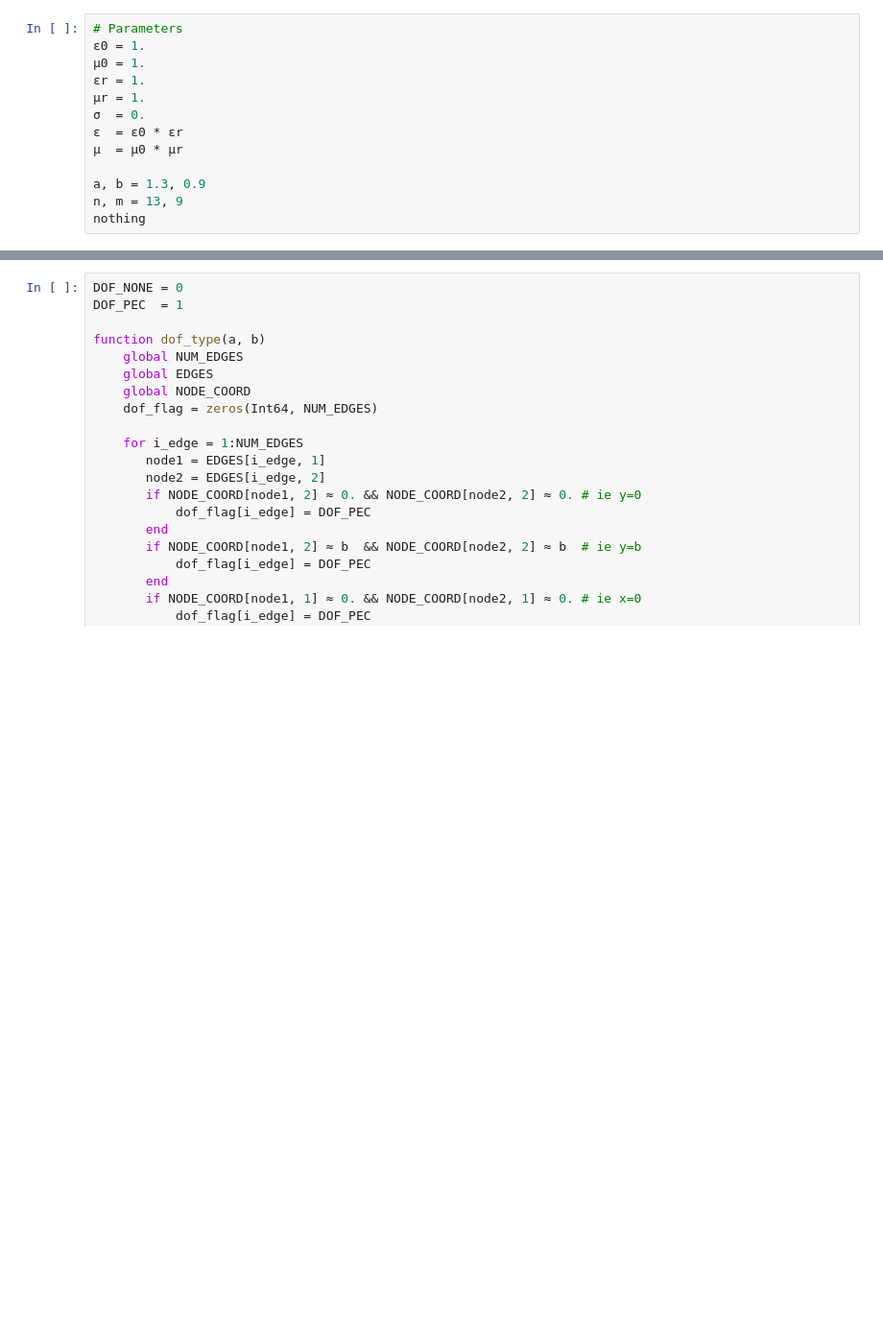
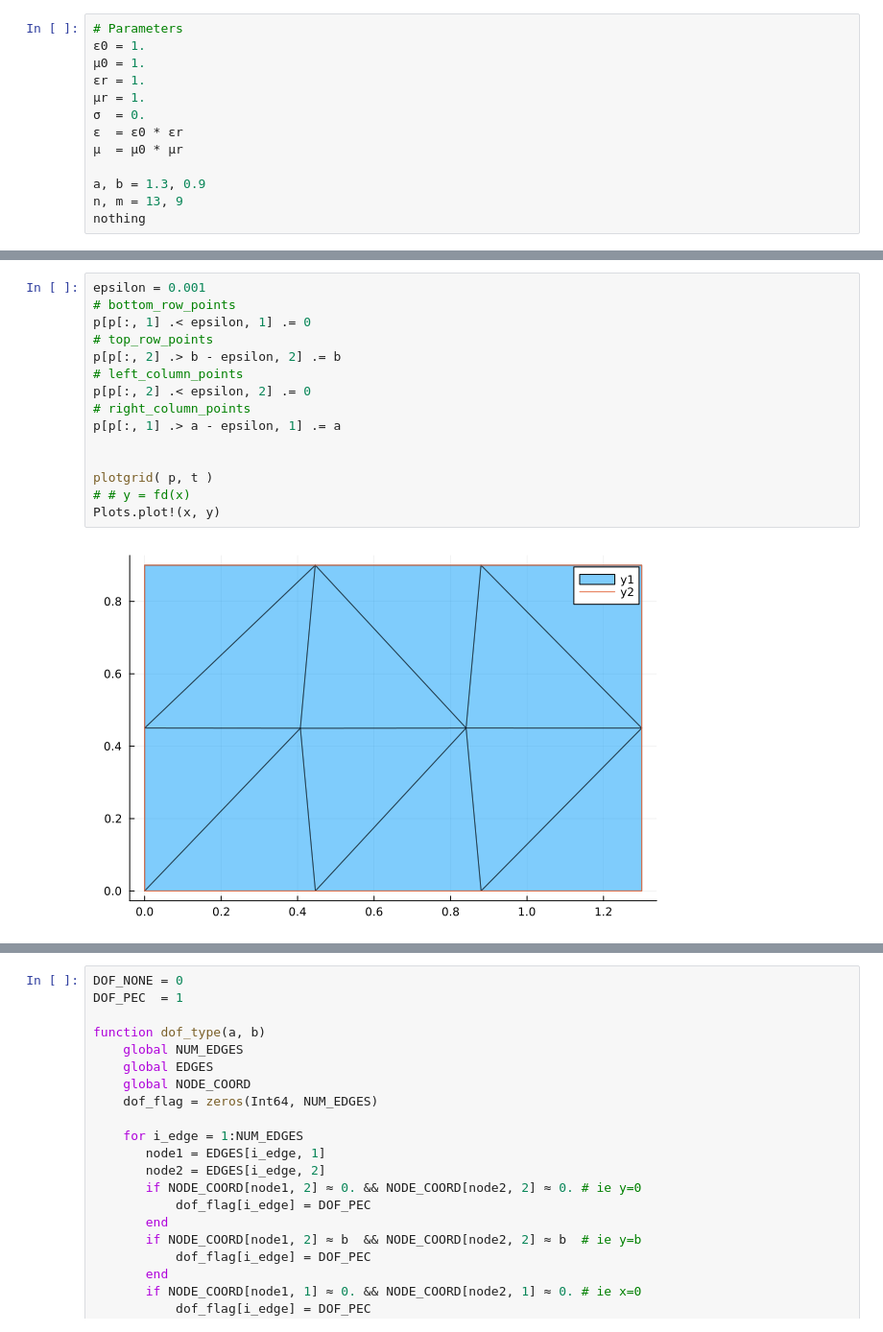
Before and after one commit to dkacperski97/eigenmode-fem, a Jupyter notebook: rylander2000.ipynb, the cells around one changed output, grey strips where cells are left out. Shown at 96% size. Saved outputs shown, nothing was run; the diff lists cells and outputs as text; blank space fills up the shorter version.

```diff
--- a/rylander2000.ipynb
+++ b/rylander2000.ipynb
@@ -167,0 +165,17 @@ triangles=(ELEMENTS .- 1)
+# %%
+epsilon = 0.001
+# bottom_row_points
+p[p[:, 1] .< epsilon, 1] .= 0
+# top_row_points
+p[p[:, 2] .> b - epsilon, 2] .= b
+# left_column_points
+p[p[:, 2] .< epsilon, 2] .= 0
+# right_column_points
+p[p[:, 1] .> a - epsilon, 1] .= a
+
+
+plotgrid( p, t )
+# # y = fd(x)
+Plots.plot!(x, y)
+# %% [output]
+[figure, added]
```
Also changed, not shown: parts of 13 cells of this notebook, 6 other files.
